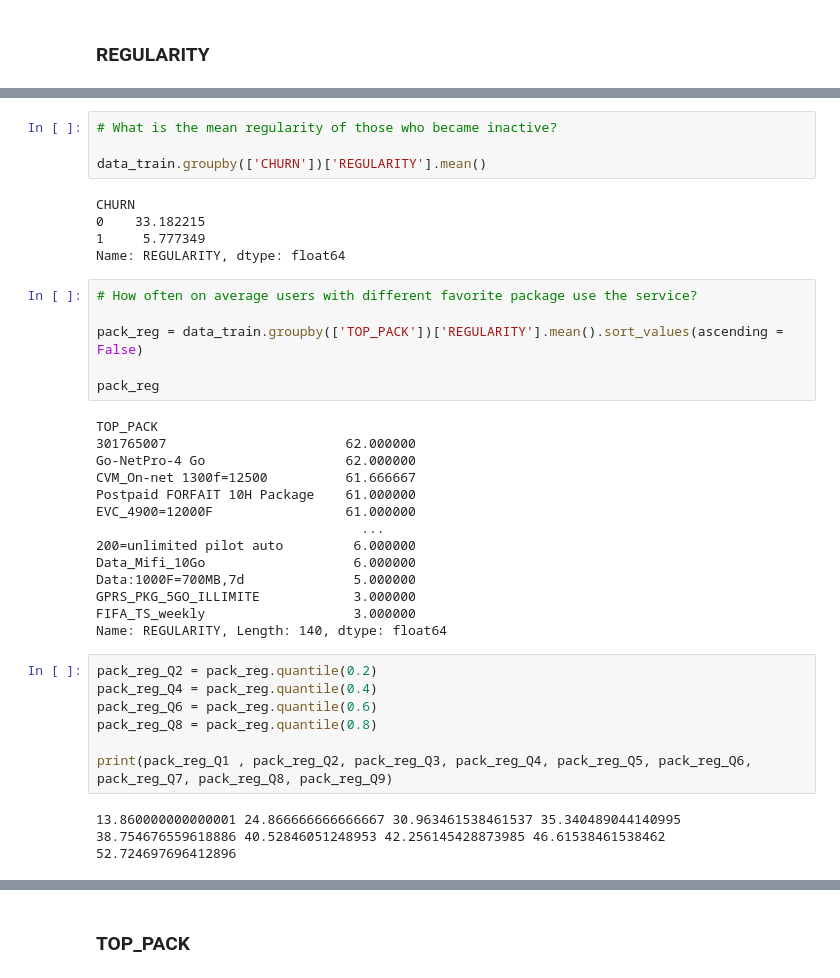
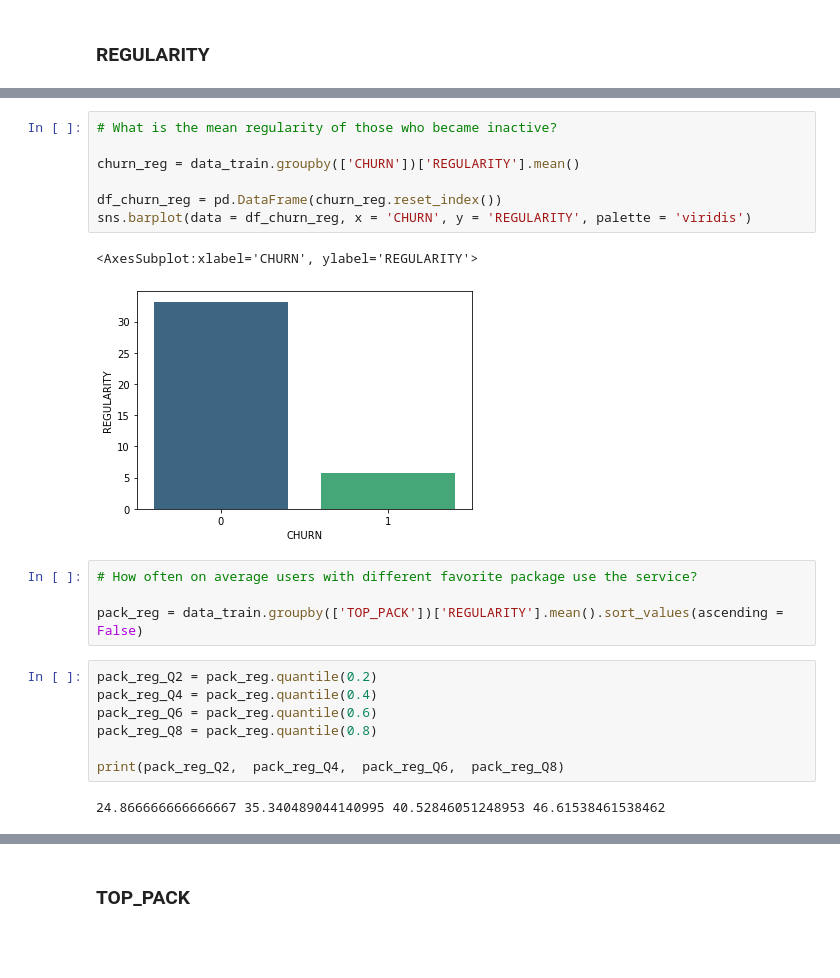
Before and after one commit to ArtemVergazov/expresso_competition, a Jupyter notebook: Final_Project.ipynb, the cells around one changed output, grey strips where cells are left out. Cells and saved outputs as stored; diff of their text form; blank space fills up the shorter version.

```diff
--- a/Final_Project.ipynb
+++ b/Final_Project.ipynb
@@ -265,38 +267,23 @@ sns.histplot(data=data_train['REGULARITY'], bins=(data_train['REGULARITY'].max()
 # %%
 # What is the mean regularity of those who became inactive?
 
-data_train.groupby(['CHURN'])['REGULARITY'].mean()
+churn_reg = data_train.groupby(['CHURN'])['REGULARITY'].mean()
+
+df_churn_reg = pd.DataFrame(churn_reg.reset_index())
+sns.barplot(data = df_churn_reg, x = 'CHURN', y = 'REGULARITY', palette = 'viridis')
 # %% [output]
-CHURN
-0    33.182215
-1     5.777349
-Name: REGULARITY, dtype: float64
+<AxesSubplot:xlabel='CHURN', ylabel='REGULARITY'>
+[figure, added]
 # %%
 # How often on average users with different favorite package use the service?
 
 pack_reg = data_train.groupby(['TOP_PACK'])['REGULARITY'].mean().sort_values(ascending = False)
-
-pack_reg
-# %% [output]
-TOP_PACK
-301765007                       62.000000
-Go-NetPro-4 Go                  62.000000
-CVM_On-net 1300f=12500          61.666667
-Postpaid FORFAIT 10H Package    61.000000
-EVC_4900=12000F                 61.000000
-                                  ...
-200=unlimited pilot auto         6.000000
-Data_Mifi_10Go                   6.000000
-Data:1000F=700MB,7d              5.000000
-GPRS_PKG_5GO_ILLIMITE            3.000000
-FIFA_TS_weekly                   3.000000
-Name: REGULARITY, Length: 140, dtype: float64
 # %%
 pack_reg_Q2 = pack_reg.quantile(0.2)
 pack_reg_Q4 = pack_reg.quantile(0.4)
 pack_reg_Q6 = pack_reg.quantile(0.6)
 pack_reg_Q8 = pack_reg.quantile(0.8)
 
-print(pack_reg_Q1 , pack_reg_Q2, pack_reg_Q3, pack_reg_Q4, pack_reg_Q5, pack_reg_Q6, pack_reg_Q7, pack_reg_Q8, pack_reg_Q9)
+print(pack_reg_Q2,  pack_reg_Q4,  pack_reg_Q6,  pack_reg_Q8)
 # %% [output]
-13.860000000000001 24.866666666666667 30.963461538461537 35.340489044140995 38.754676559618886 40.52846051248953 42.256145428873985 46.61538461538462 52.724697696412896
+24.866666666666667 35.340489044140995 40.52846051248953 46.61538461538462
```
Also changed, not shown: parts of 15 cells of this notebook.
